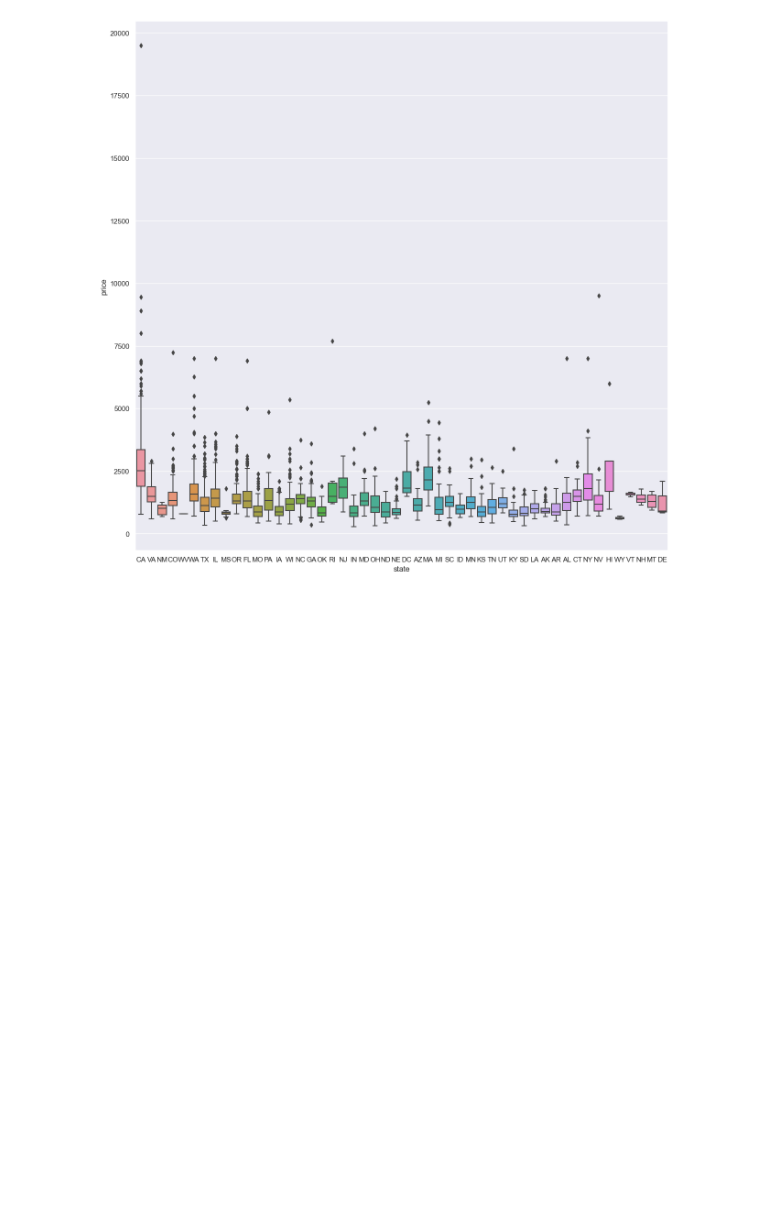
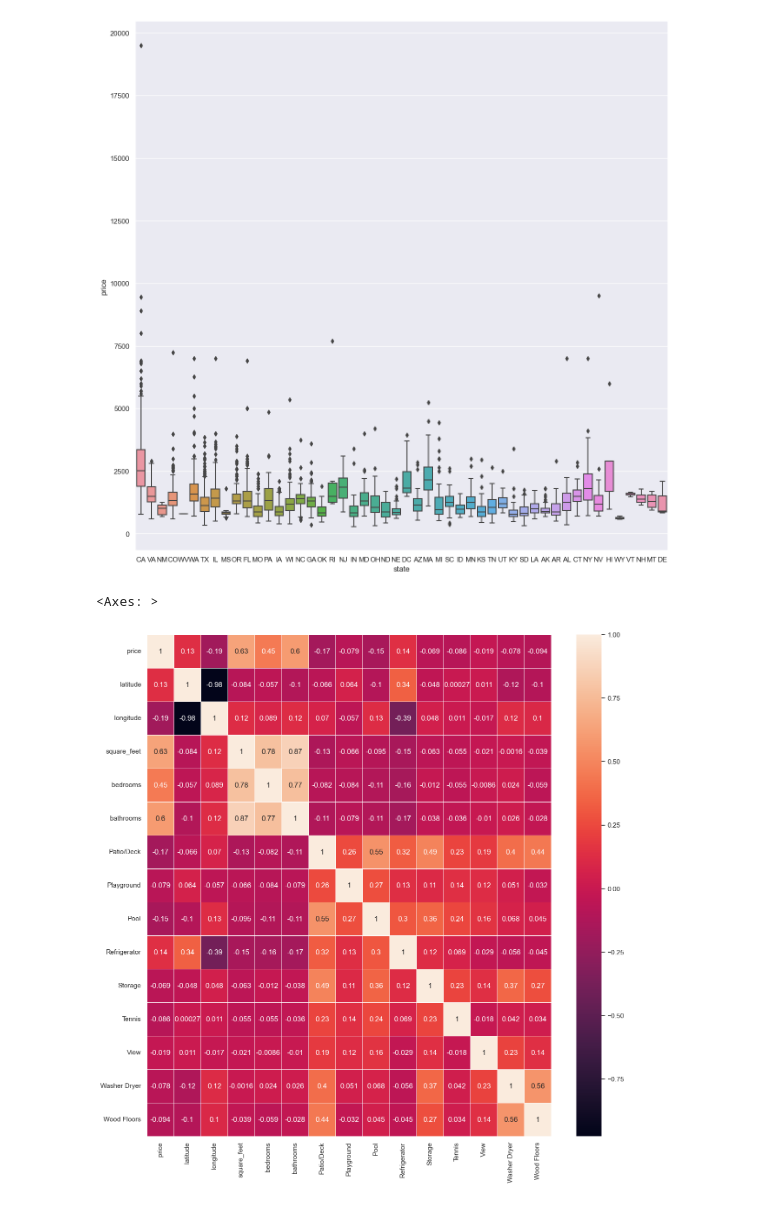
Before and after one commit to baranbytmr/rent-regression-ML, a Jupyter notebook: data/mlproje.ipynb, the cells around one changed output. Saved outputs shown, nothing was run; the diff lists cells and outputs as text; code cells hidden in the pictures; blank space fills up the shorter version.

```diff
--- a/data/mlproje.ipynb
+++ b/data/mlproje.ipynb
@@ -91,3 +91,14 @@ sns.boxplot(x='state', y='price', data=data)
 # %% [output]
 <Axes: xlabel='state', ylabel='price'>
 [figure]
+# %%
+#take only CA as state and run correlation matrix of price', 'latitude', 'longitude', 'square_feet', 'bedrooms', 'bathrooms', 'Patio/Deck', 'Playground', 'Pool', 'Refrigerator', 'Storage', 'Tennis', 'View', 'Washer Dryer', 'Wood Floor
+data_CA = data[data['state'] == 'CA']
+corr = data_CA[['price', 'latitude', 'longitude', 'square_feet', 'bedrooms', 'bathrooms', 'Patio/Deck', 'Playground', 'Pool', 'Refrigerator', 'Storage', 'Tennis', 'View', 'Washer Dryer', 'Wood Floors']].corr()
+corr
+fig, ax = plt.subplots(figsize=(15,15))         # Sample figsize in inches
+#heatmap with small text
+sns.heatmap(corr, annot=True,linewidths=.5, ax=ax)
+# %% [output]
+<Axes: >
+[figure, added]
```
